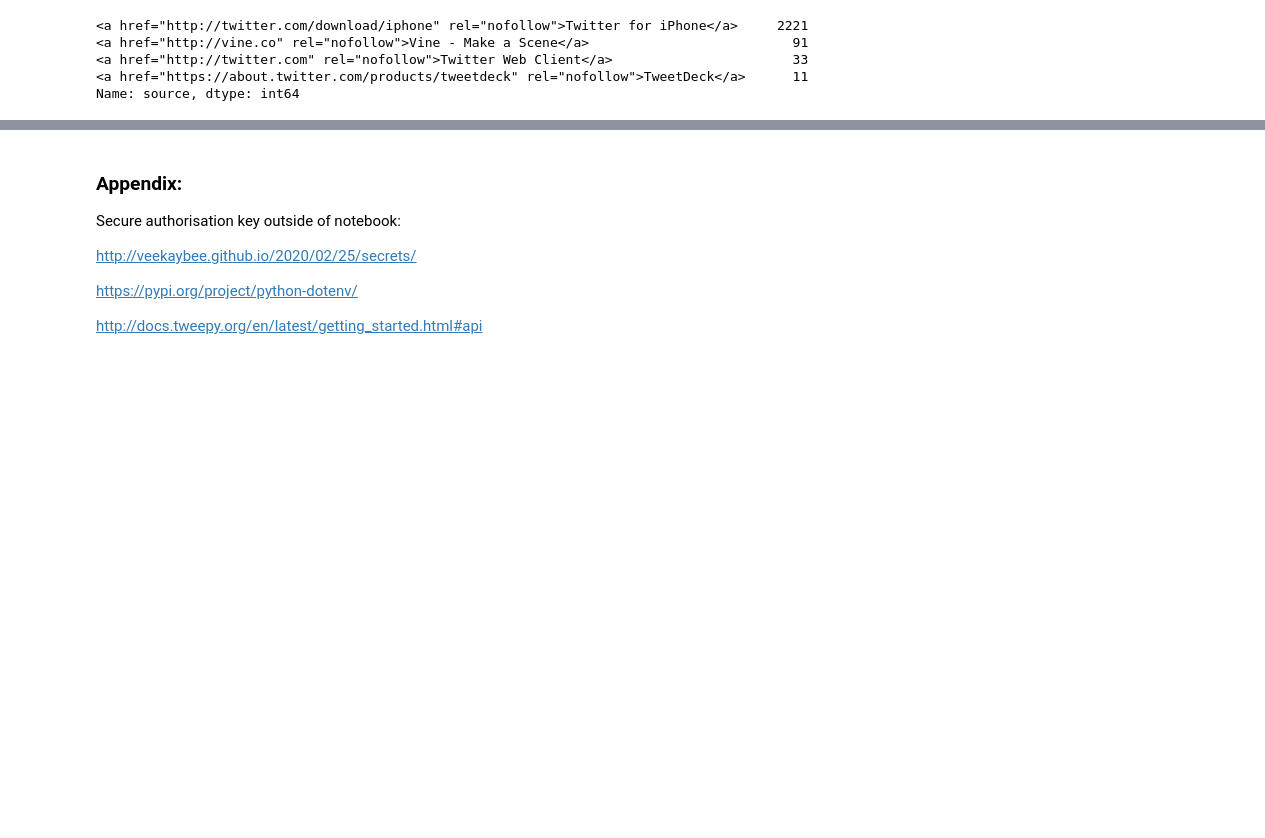
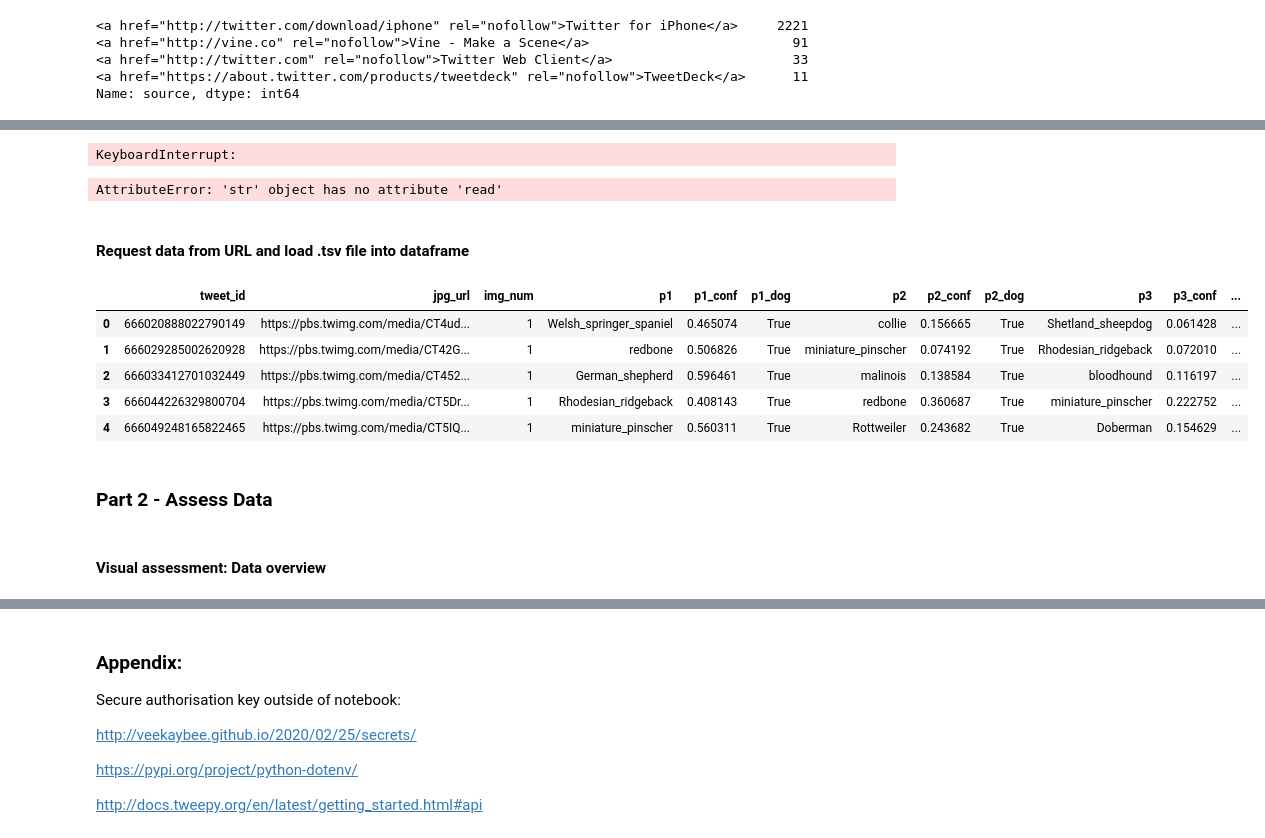
Before and after one commit to ChrisShuttle/Udacity_DAND_Project4_DataWrangling, a Jupyter notebook: project4_twitter_data_wrangling_and_analysis.ipynb, the cells around one changed output, grey strips where cells are left out. Cells and saved outputs as stored; diff of their text form; code cells hidden in the pictures; blank space fills up the shorter version.

Commit message:
Added assess section and json txt datafile

```diff
--- a/project4_twitter_data_wrangling_and_analysis.ipynb
+++ b/project4_twitter_data_wrangling_and_analysis.ipynb
@@ -237,0 +252,32 @@ rt_count
+# %%
+## I could also write the json as text one line per tweet into a text file and extract the data later. Will do this do extract more information than we already have
+## and possible missing information such as missing extended urls.
+
+api = tw.API(auth, wait_on_rate_limit=True, wait_on_rate_limit_notify=True)
+
+with open('tweet_json.txt', 'a') as file:
+
+    for i in df_ta['tweet_id']:
+        try:
+            json_resp = api.get_status(i)
+            json.dump(json_resp._json, file)
+            file.write('\n')
+
+        except tw.TweepError:
+            pass
+# %% [output]
+KeyboardInterrupt:
+# %%
+with open ('tweet_json.txt', 'r') as file:
+    for line in file:
+        json_line = file.readline()
+        tw_json = json.load(json_line)
+        df_json['twitter_id'] = tw_json._json.id
+        break
+        #df_json['text'] = tw_json._json.text.str.strip('') #everything from rating.
+        #df_json['hashtags'] = tw_json._json.text.extract() #everthing from # until rating or https:
+        #df_json['rating'] = tw_json._json.text.extract(r'\d?\d\/10)
+        #df_json['jpg_url'] = tw_json._json.media.url
+        #df_json['expanded_url'] = tw_json._json.expanded_url
+# %% [output]
+AttributeError: 'str' object has no attribute 'read'
@@ -237,0 +286,27 @@ rt_count
+# %% [markdown]
+<a id='requests'></a>
+#### Request data from URL and load .tsv file into dataframe
+# %%
+url='https://d17h27t6h515a5.cloudfront.net/topher/2017/August/599fd2ad_image-predictions/image-predictions.tsv'
+response = requests.get(url)
+#response.content
+
+with open('image-predictions.tsv', 'wb') as file:
+    file.write(response.content)
+
+df_pre = pd.read_csv('image-predictions.tsv', delimiter='\t')
+# %%
+df_pre.head()
+# %% [output]
+|  | tweet_id | jpg_url | img_num | p1 | p1_conf | p1_dog | p2 | p2_conf | p2_dog | p3 | p3_conf | ... |
+| 0 | 666020888022790149 | https://pbs.twimg.com/media/CT4ud... | 1 | Welsh_springer_spaniel | 0.465074 | True | collie | 0.156665 | True | Shetland_sheepdog | 0.061428 | ... |
+| 1 | 666029285002620928 | https://pbs.twimg.com/media/CT42G... | 1 | redbone | 0.506826 | True | miniature_pinscher | 0.074192 | True | Rhodesian_ridgeback | 0.072010 | ... |
+| 2 | 666033412701032449 | https://pbs.twimg.com/media/CT452... | 1 | German_shepherd | 0.596461 | True | malinois | 0.138584 | True | bloodhound | 0.116197 | ... |
+| 3 | 666044226329800704 | https://pbs.twimg.com/media/CT5Dr... | 1 | Rhodesian_ridgeback | 0.408143 | True | redbone | 0.360687 | True | miniature_pinscher | 0.222752 | ... |
+| 4 | 666049248165822465 | https://pbs.twimg.com/media/CT5IQ... | 1 | miniature_pinscher | 0.560311 | True | Rottweiler | 0.243682 | True | Doberman | 0.154629 | ... |
+# %% [markdown]
+<a id='assess'></a>
+### Part 2 - Assess Data
+# %% [markdown]
+<a id='visual'></a>
+#### Visual assessment: Data overview
```
Also changed, not shown: parts of 48 cells of this notebook, 3 other files.
